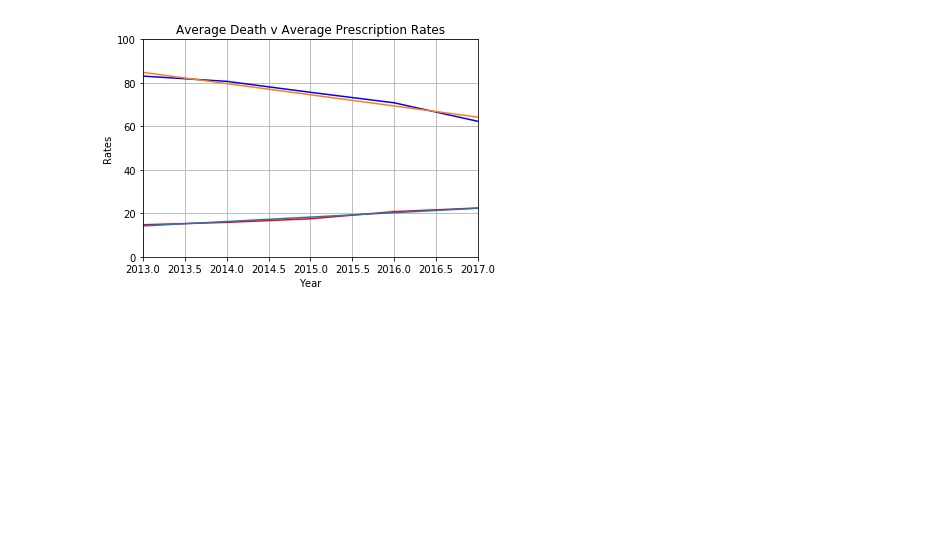
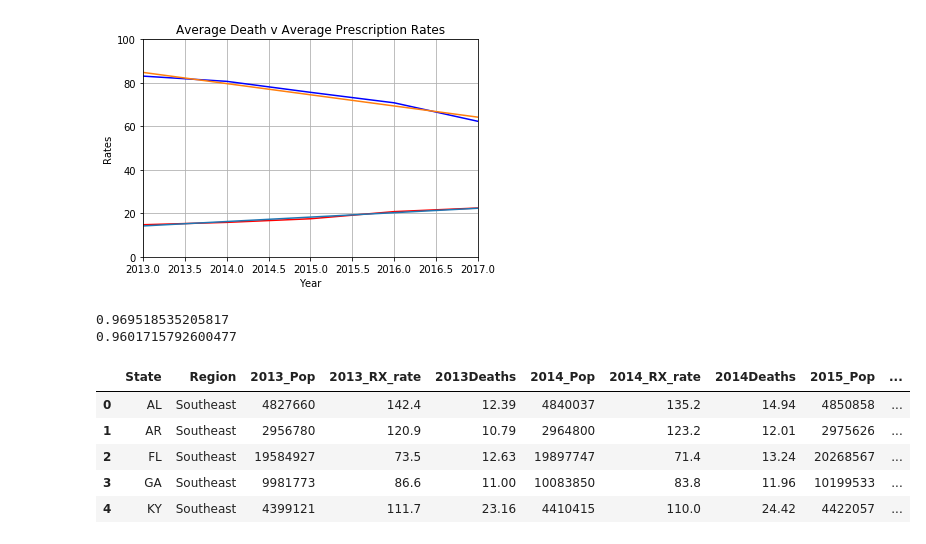
Before and after one commit to cgilbert05/Project-Team-Blue, a Jupyter notebook: Rx v Death Regression.ipynb, the cells around one changed output. Saved outputs shown, nothing was run; the diff lists cells and outputs as text; code cells hidden in the pictures; blank space fills up the shorter version.

```diff
--- a/Rx v Death Regression.ipynb
+++ b/Rx v Death Regression.ipynb
@@ -84,12 +84,30 @@ plt.grid()
 plt.show()
 # %% [output]
 [figure]
+# %%
+from scipy.stats import *
+slope,intercept,r_value,p_value,std_err = linregress(time,avg_death)
+print(pow(r_value,2))
+slope,intercept,r_value,p_value,std_err = linregress(time,avg_rx)
+print(pow(r_value,2))
+# %% [output]
+0.969518535205817
+0.9601715792600477
 # %%
+# bar chart regional data
 southeast = rx_v_deaths[rx_v_deaths.Region == 'Southeast'].reset_index(drop=True)
 southwest = rx_v_deaths[rx_v_deaths.Region == 'Southwest'].reset_index(drop=True)
 farwest = rx_v_deaths[rx_v_deaths.Region == 'Far West'].reset_index(drop=True)
 rockmount = rx_v_deaths[rx_v_deaths.Region == 'Rocky Mountain'].reset_index(drop=True)
 plains = rx_v_deaths[rx_v_deaths.Region == 'Plains'].reset_index(drop=True)
 greatlakes = rx_v_deaths[rx_v_deaths.Region == 'Great Lakes'].reset_index(drop=True)
 mideast = rx_v_deaths[rx_v_deaths.Region == 'Mideast'].reset_index(drop=True)
 newengland = rx_v_deaths[rx_v_deaths.Region == 'New England'].reset_index(drop=True)
+southeast.head()
+# %% [output]
+|  | State | Region | 2013_Pop | 2013_RX_rate | 2013Deaths | 2014_Pop | 2014_RX_rate | 2014Deaths | 2015_Pop | ... |
+| 0 | AL | Southeast | 4827660 | 142.4 | 12.39 | 4840037 | 135.2 | 14.94 | 4850858 | ... |
+| 1 | AR | Southeast | 2956780 | 120.9 | 10.79 | 2964800 | 123.2 | 12.01 | 2975626 | ... |
+| 2 | FL | Southeast | 19584927 | 73.5 | 12.63 | 19897747 | 71.4 | 13.24 | 20268567 | ... |
+| 3 | GA | Southeast | 9981773 | 86.6 | 11.00 | 10083850 | 83.8 | 11.96 | 10199533 | ... |
+| 4 | KY | Southeast | 4399121 | 111.7 | 23.16 | 4410415 | 110.0 | 24.42 | 4422057 | ... |
```
Also changed, not shown: parts of 4 cells of this notebook.
